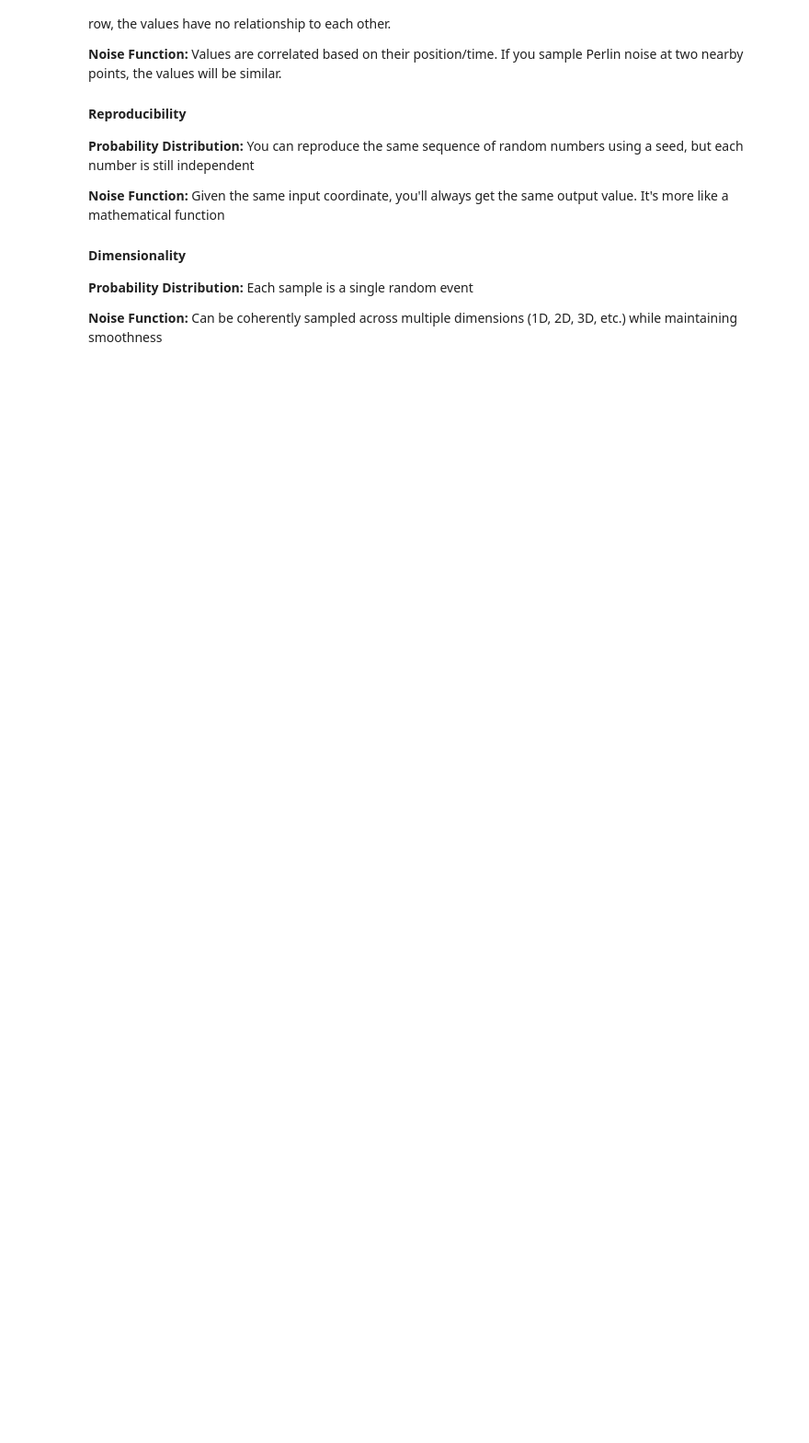
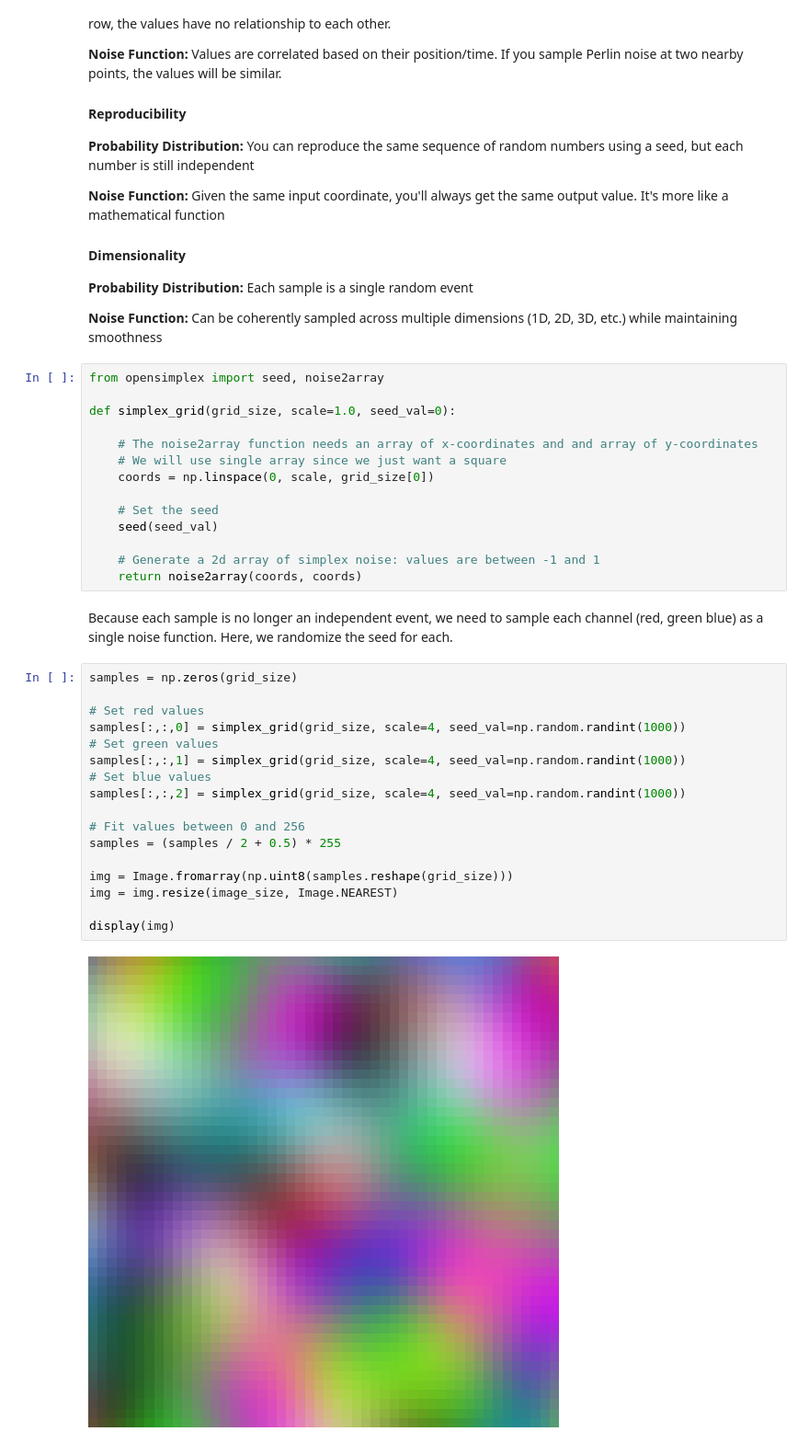
Before and after one commit to wall-e785/Week2-Randomness-and-Chaos, a Jupyter notebook: colors_arranged_by_chance.ipynb, the cells around one changed output. Shown at 92% size. Saved outputs shown, nothing was run; the diff lists cells and outputs as text; blank space fills up the shorter version.

```diff
--- a/colors_arranged_by_chance.ipynb
+++ b/colors_arranged_by_chance.ipynb
@@ -208,3 +208,38 @@ It is important to understand some key differences between probability distribut
 **Probability Distribution:** Each sample is a single random event
 
 **Noise Function:** Can be coherently sampled across multiple dimensions (1D, 2D, 3D, etc.) while maintaining smoothness
+# %%
+from opensimplex import seed, noise2array
+
+def simplex_grid(grid_size, scale=1.0, seed_val=0):
+
+    # The noise2array function needs an array of x-coordinates and and array of y-coordinates
+    # We will use single array since we just want a square
+    coords = np.linspace(0, scale, grid_size[0])
+
+    # Set the seed
+    seed(seed_val)
+
+    # Generate a 2d array of simplex noise: values are between -1 and 1
+    return noise2array(coords, coords)
+# %% [markdown]
+Because each sample is no longer an independent event, we need to sample each channel (red, green blue) as a single noise function. Here, we randomize the seed for each.
+# %%
+samples = np.zeros(grid_size)
+
+# Set red values
+samples[:,:,0] = simplex_grid(grid_size, scale=4, seed_val=np.random.randint(1000))
+# Set green values
+samples[:,:,1] = simplex_grid(grid_size, scale=4, seed_val=np.random.randint(1000))
+# Set blue values
+samples[:,:,2] = simplex_grid(grid_size, scale=4, seed_val=np.random.randint(1000))
+
+# Fit values between 0 and 256
+samples = (samples / 2 + 0.5) * 255
+
+img = Image.fromarray(np.uint8(samples.reshape(grid_size)))
+img = img.resize(image_size, Image.NEAREST)
+
+display(img)
+# %% [output]
+[figure, added]
```
Also changed, not shown: parts of 10 cells of this notebook.
